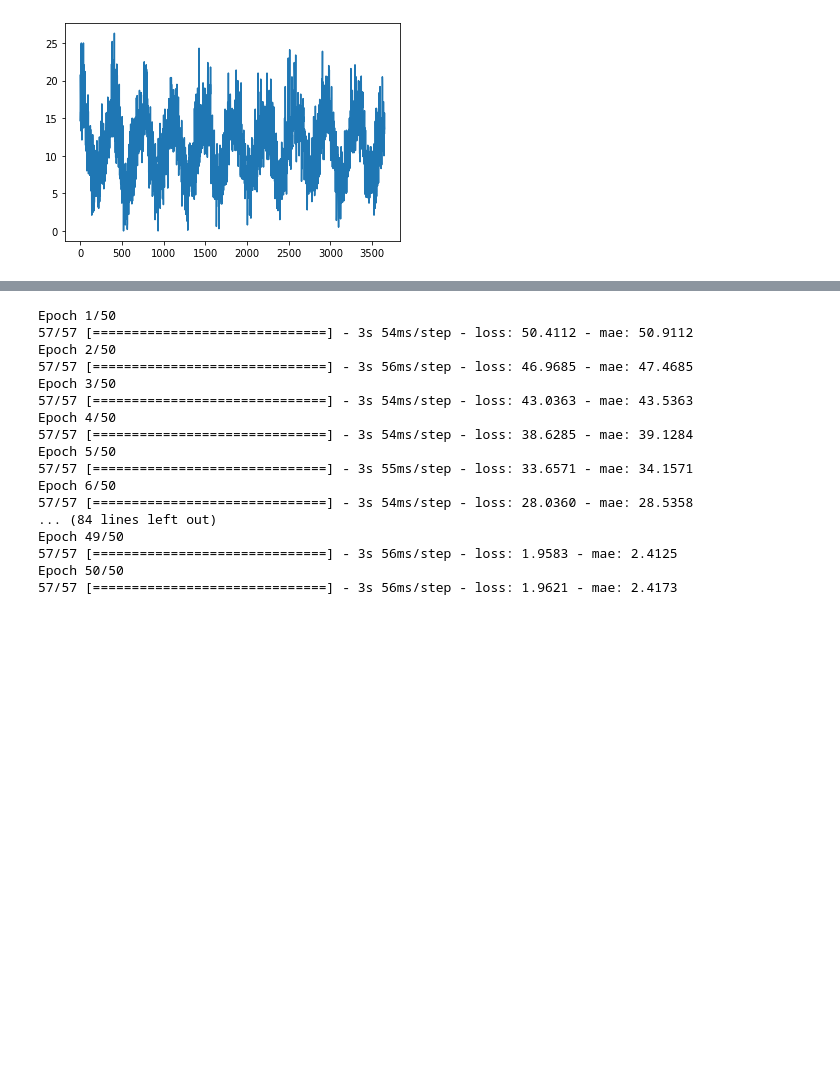
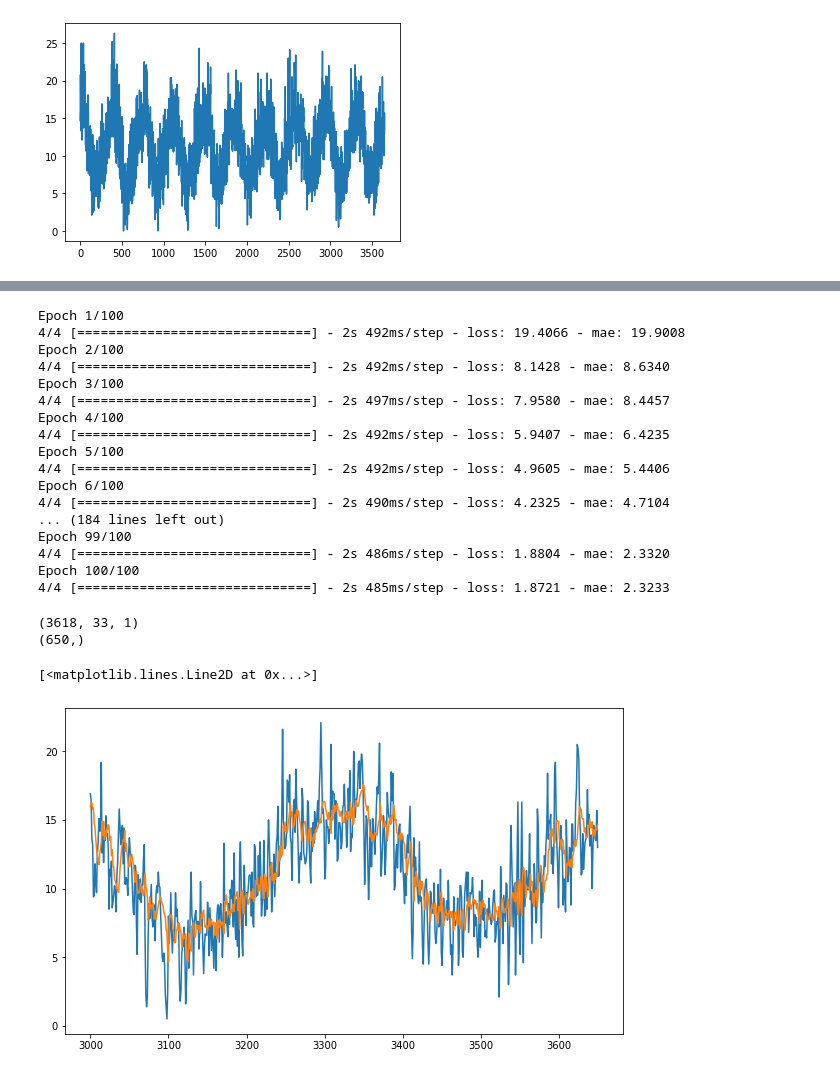
Before and after one commit to cvaranasi1/NeuralNetworks_in_TensorFlow, a Jupyter notebook: Week4_Exercise_Course4.ipynb, the cells around one changed output, grey strips where cells are left out. Drawn from its saved outputs; the diff is of its cells as text; code cells hidden in the pictures; blank space fills up the shorter version.

```diff
--- a/Week4_Exercise_Course4.ipynb
+++ b/Week4_Exercise_Course4.ipynb
@@ -46,8 +50,8 @@ train_time=time[:split_time]
 x_train = series[:split_time]
 valid_time=time[split_time:]
 x_valid=series[split_time:]
-window_size=20
-batch_size=64
+window_size=32
+batch_size=1000
 shuffle_buffer_size=1000
 # %%
 def windowed_dataset(series,batch_size,window_size,shuffle_buffer_size):
@@ -68,33 +72,57 @@ model = Sequential( [Conv1D(filters=64, kernel_size=5,
   Bidirectional(LSTM(64, return_sequences=True)),
   LSTM(64, return_sequences=True),
   Dense(40, activation="relu"),
-  Dense(20, activation="relu"),
   Dense(10, activation="relu"),
   Dense(1),
   tf.keras.layers.Lambda(lambda x: x * 400)])
 
-lr_schedule = tf.keras.callbacks.LearningRateScheduler(
-    lambda epoch: 1e-8 * 10**(epoch / 20))
-optimizer = tf.keras.optimizers.SGD(lr=1e-6, momentum=0.9)
+#lr_schedule = tf.keras.callbacks.LearningRateScheduler(lambda epoch: 1e-7 * 10**(epoch / 20))
+optimizer = tf.keras.optimizers.SGD(lr=1e-5, momentum=0.9)
 model.compile(loss=tf.keras.losses.Huber(),
               optimizer=optimizer,
               metrics=["mae"])
-history = model.fit(train_set, epochs=50, callbacks=[lr_schedule]),
+#history = model.fit(train_set, epochs=100, callbacks=[lr_schedule])
+history = model.fit(train_set, epochs=100)
 # %% [output]
-Epoch 1/50
-57/57 [==============================] - 3s 54ms/step - loss: 50.4112 - mae: 50.9112
-Epoch 2/50
-57/57 [==============================] - 3s 56ms/step - loss: 46.9685 - mae: 47.4685
-Epoch 3/50
-57/57 [==============================] - 3s 54ms/step - loss: 43.0363 - mae: 43.5363
-Epoch 4/50
-57/57 [==============================] - 3s 54ms/step - loss: 38.6285 - mae: 39.1284
-Epoch 5/50
-57/57 [==============================] - 3s 55ms/step - loss: 33.6571 - mae: 34.1571
-Epoch 6/50
-57/57 [==============================] - 3s 54ms/step - loss: 28.0360 - mae: 28.5358
-... (84 lines left out)
-Epoch 49/50
-57/57 [==============================] - 3s 56ms/step - loss: 1.9583 - mae: 2.4125
-Epoch 50/50
-57/57 [==============================] - 3s 56ms/step - loss: 1.9621 - mae: 2.4173
+Epoch 1/100
+4/4 [==============================] - 2s 492ms/step - loss: 19.4066 - mae: 19.9008
+Epoch 2/100
+4/4 [==============================] - 2s 492ms/step - loss: 8.1428 - mae: 8.6340
+Epoch 3/100
+4/4 [==============================] - 2s 497ms/step - loss: 7.9580 - mae: 8.4457
+Epoch 4/100
+4/4 [==============================] - 2s 492ms/step - loss: 5.9407 - mae: 6.4235
+Epoch 5/100
+4/4 [==============================] - 2s 492ms/step - loss: 4.9605 - mae: 5.4406
+Epoch 6/100
+4/4 [==============================] - 2s 490ms/step - loss: 4.2325 - mae: 4.7104
+... (184 lines left out)
+Epoch 99/100
+4/4 [==============================] - 2s 486ms/step - loss: 1.8804 - mae: 2.3320
+Epoch 100/100
+4/4 [==============================] - 2s 485ms/step - loss: 1.8721 - mae: 2.3233
+# %%
+def model_forecast(model, series, window_size):
+  ds = tf.data.Dataset.from_tensor_slices(series)
+  ds = ds.window(window_size+1,shift=1,drop_remainder=True)
+  ds = ds.flat_map(lambda window:window.batch(window_size+1))
+  ds = ds.batch(32).prefetch(1)
+  forecast = model.predict(ds)
+  return forecast
+# %%
+rnn_forecast = model_forecast(model, series[..., np.newaxis], window_size)
+print(rnn_forecast.shape)
+len(rnn_forecast)
+len(valid_time)
+rnn_forecast = rnn_forecast[split_time - window_size:, -1, 0]
+print(rnn_forecast.shape)
+# %% [output]
+(3618, 33, 1)
+(650,)
+# %%
+plt.figure(figsize=(10, 6))
+plt.plot(valid_time, x_valid)
+plt.plot(valid_time, rnn_forecast)
+# %% [output]
+[<matplotlib.lines.Line2D at 0x...>]
+[figure, added]
```
Also changed, not shown: parts of 2 cells of this notebook.
